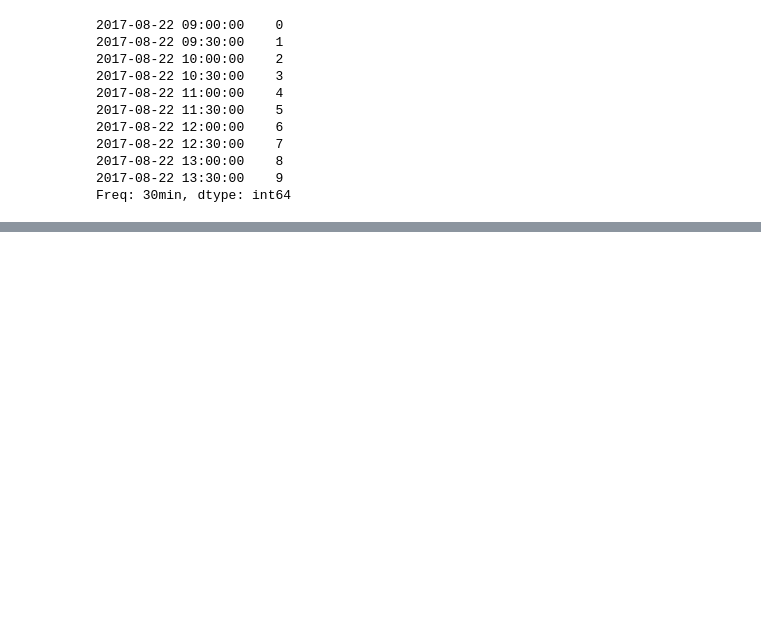
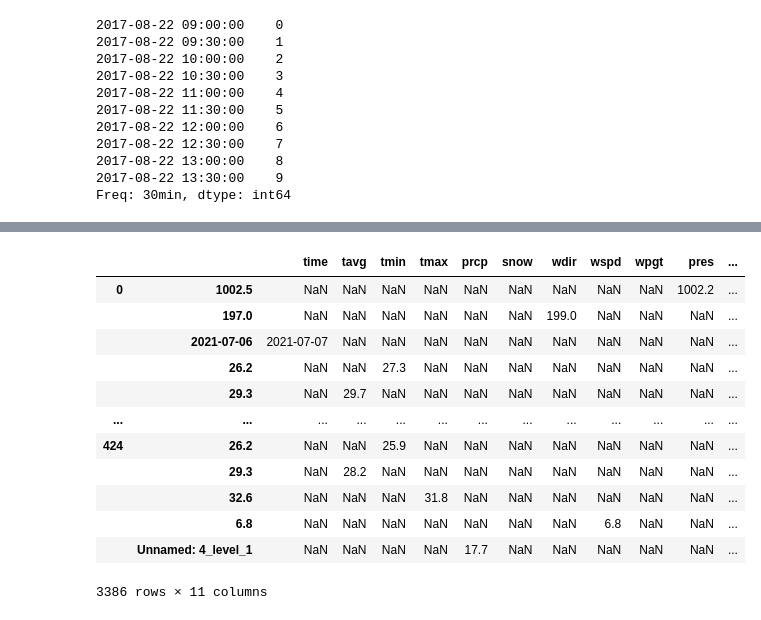
Before and after one commit to BalaMahalakshmi/Python, a Jupyter notebook: pandas.ipynb, the cells around one changed output, grey strips where cells are left out. Drawn from its saved outputs; the diff is of its cells as text; code cells hidden in the pictures; blank space fills up the shorter version.

```diff
--- a/pandas.ipynb
+++ b/pandas.ipynb
@@ -1294,0 +1314,3 @@ Freq: 30min, dtype: int64
+# %%
+df = pd.read_csv(r"C:\Users\balam\Downloads\archive (2)\Temperature_And_Precipitation_Cities_IN\weather_Rourkela_2021_2022.csv", header=[0,1])
+df
@@ -1294,0 +1332,16 @@ Freq: 30min, dtype: int64
+# %%
+df.stack()
+# %% [output]
+|  |  | time | tavg | tmin | tmax | prcp | snow | wdir | wspd | wpgt | pres | ... |
+| 0 | 1002.5 | NaN | NaN | NaN | NaN | NaN | NaN | NaN | NaN | NaN | 1002.2 | ... |
+|  | 197.0 | NaN | NaN | NaN | NaN | NaN | NaN | 199.0 | NaN | NaN | NaN | ... |
+|  | 2021-07-06 | 2021-07-07 | NaN | NaN | NaN | NaN | NaN | NaN | NaN | NaN | NaN | ... |
+|  | 26.2 | NaN | NaN | 27.3 | NaN | NaN | NaN | NaN | NaN | NaN | NaN | ... |
+|  | 29.3 | NaN | 29.7 | NaN | NaN | NaN | NaN | NaN | NaN | NaN | NaN | ... |
+| ... | ... | ... | ... | ... | ... | ... | ... | ... | ... | ... | ... | ... |
+| 424 | 26.2 | NaN | NaN | 25.9 | NaN | NaN | NaN | NaN | NaN | NaN | NaN | ... |
+|  | 29.3 | NaN | 28.2 | NaN | NaN | NaN | NaN | NaN | NaN | NaN | NaN | ... |
+|  | 32.6 | NaN | NaN | NaN | 31.8 | NaN | NaN | NaN | NaN | NaN | NaN | ... |
+|  | 6.8 | NaN | NaN | NaN | NaN | NaN | NaN | NaN | 6.8 | NaN | NaN | ... |
+|  | Unnamed: 4_level_1 | NaN | NaN | NaN | NaN | 17.7 | NaN | NaN | NaN | NaN | NaN | ... |
+3386 rows × 11 columns
```
Also changed, not shown: parts of 11 cells of this notebook.
